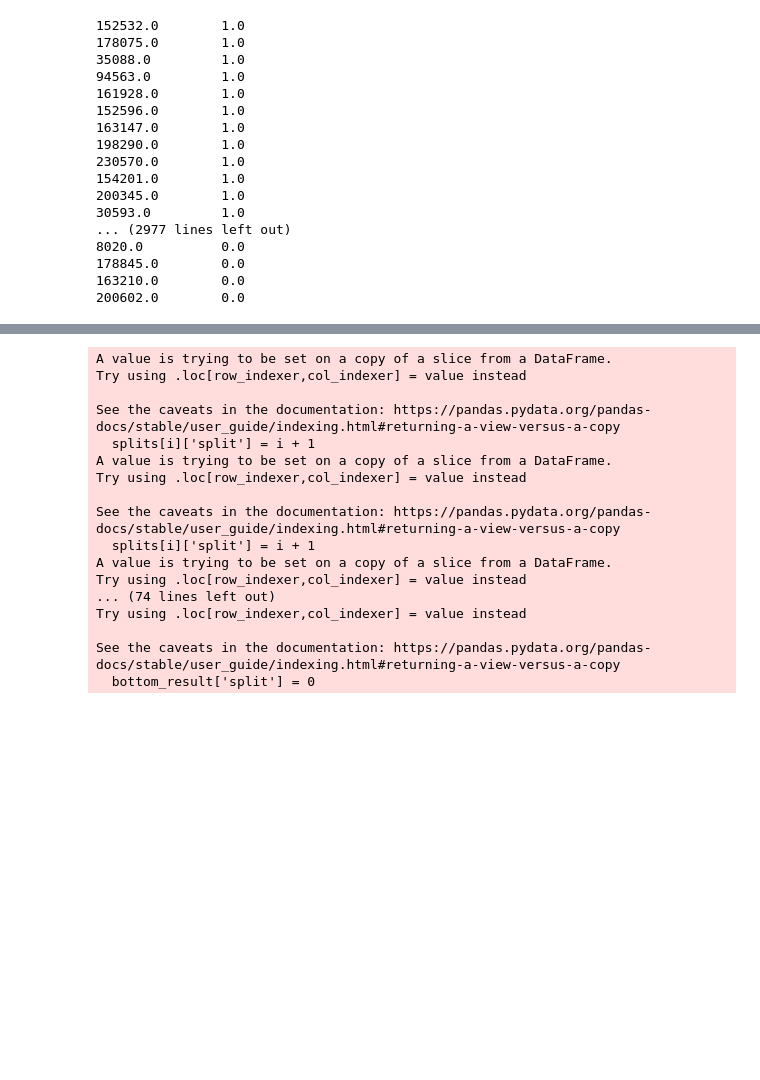
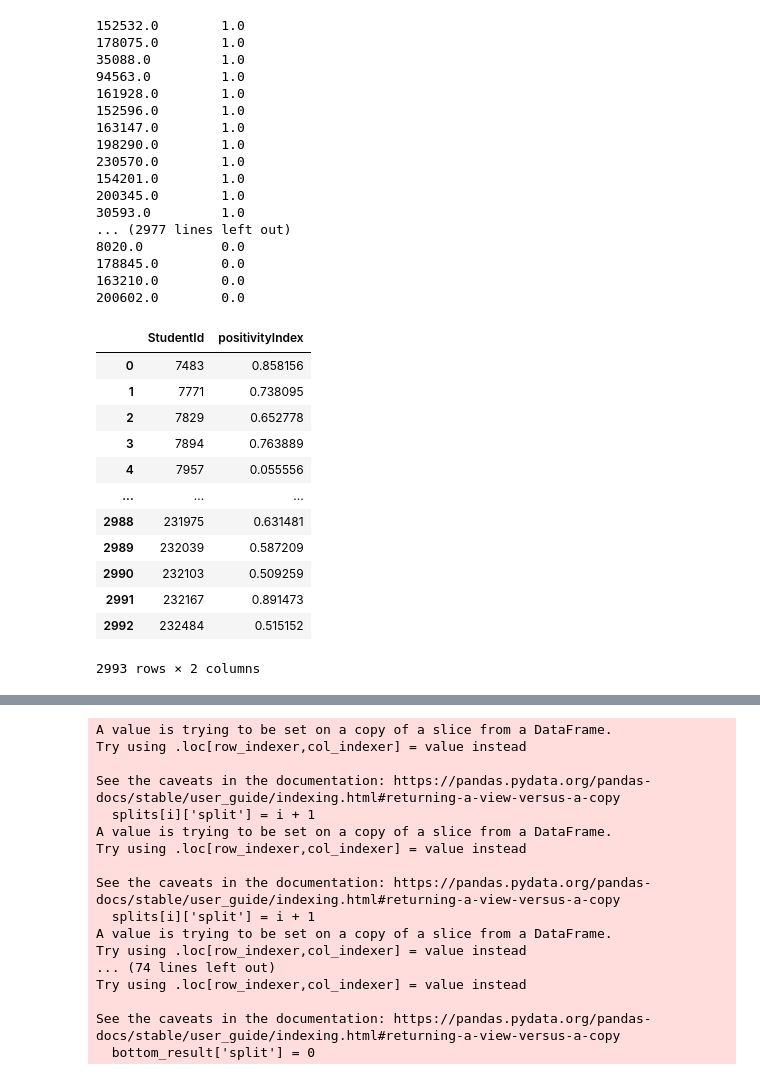
Before and after one commit to oenstrom/Bachelor_thesis_OE222FH_CE223AF, a Jupyter notebook: jupyter_notebook/classify_question_pos_neg_manual_cluster.ipynb, the cells around one changed output, grey strips where cells are left out. Drawn from its saved outputs; the diff is of its cells as text; code cells hidden in the pictures; blank space fills up the shorter version.

```diff
--- a/jupyter_notebook/classify_question_pos_neg_manual_cluster.ipynb
+++ b/jupyter_notebook/classify_question_pos_neg_manual_cluster.ipynb
@@ -134,6 +136,26 @@ for index, row in result.iterrows():
 178845.0        0.0
 163210.0        0.0
 200602.0        0.0
+# %%
+gds.run_cypher(f"""
+MATCH (s:Student)
+WHERE s.positivityIndex IS NOT NULL
+RETURN id(s) AS StudentId, s.positivityIndex AS positivityIndex
+""")
+# %% [output]
+|  | StudentId | positivityIndex |
+| 0 | 7483 | 0.858156 |
+| 1 | 7771 | 0.738095 |
+| 2 | 7829 | 0.652778 |
+| 3 | 7894 | 0.763889 |
+| 4 | 7957 | 0.055556 |
+| ... | ... | ... |
+| 2988 | 231975 | 0.631481 |
+| 2989 | 232039 | 0.587209 |
+| 2990 | 232103 | 0.509259 |
+| 2991 | 232167 | 0.891473 |
+| 2992 | 232484 | 0.515152 |
+2993 rows × 2 columns
 # %%
 import math
 
```
Also changed, not shown: parts of 2 cells of this notebook.
